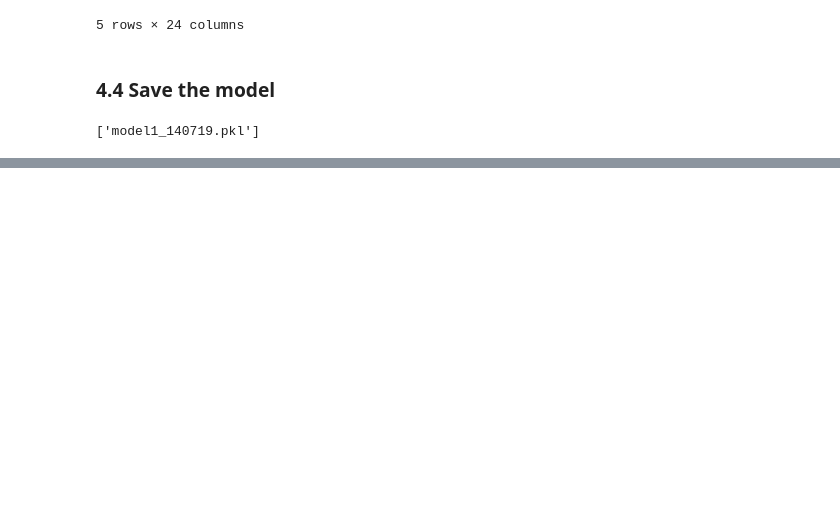
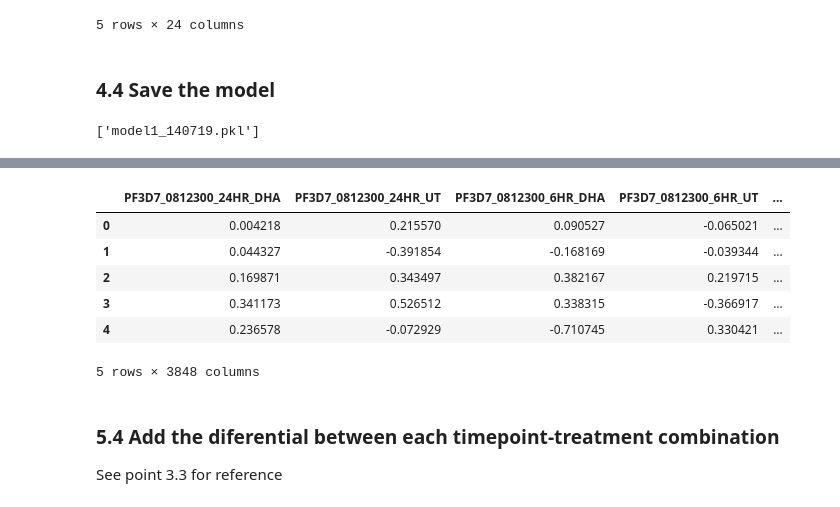
Before and after one commit to Monida/Dream_Challenge_Malaria, a Jupyter notebook: scripts/data_explore.ipynb, the cells around one changed output, grey strips where cells are left out. Cells and saved outputs as stored; diff of their text form; code cells hidden in the pictures; blank space fills up the shorter version.

```diff
--- a/scripts/data_explore.ipynb
+++ b/scripts/data_explore.ipynb
@@ -878,0 +949,4 @@ joblib.dump(model, 'model1_140719.pkl')
+# %%
+isolates_list_test=aggregated_means_test.index.get_level_values(0)
+isolates_list_test=list(dict.fromkeys(isolates_list_test))
+isolates_list_test
@@ -878,0 +971,21 @@ joblib.dump(model, 'model1_140719.pkl')
+# %%
+flat_test=pd.DataFrame()
+genes=[]
+for gene in genes_list:
+    temp_list=[]
+    for isolate in isolates_list_test:
+        temp_list.append(aggregated_means_test.loc[isolate][gene].tolist())
+    flat_test=pd.concat([flat_test,pd.DataFrame(data=temp_list,columns=gene_dict[gene])],axis=1)
+# %%
+flat_test.head()
+# %% [output]
+|  | PF3D7_0812300_24HR_DHA | PF3D7_0812300_24HR_UT | PF3D7_0812300_6HR_DHA | PF3D7_0812300_6HR_UT | ... |
+| 0 | 0.004218 | 0.215570 | 0.090527 | -0.065021 | ... |
+| 1 | 0.044327 | -0.391854 | -0.168169 | -0.039344 | ... |
+| 2 | 0.169871 | 0.343497 | 0.382167 | 0.219715 | ... |
+| 3 | 0.341173 | 0.526512 | 0.338315 | -0.366917 | ... |
+| 4 | 0.236578 | -0.072929 | -0.710745 | 0.330421 | ... |
+5 rows × 3848 columns
+# %% [markdown]
+### 5.4 Add the diferential between each timepoint-treatment combination
+See point 3.3 for reference
```
Also changed, not shown: parts of 24 cells of this notebook.
